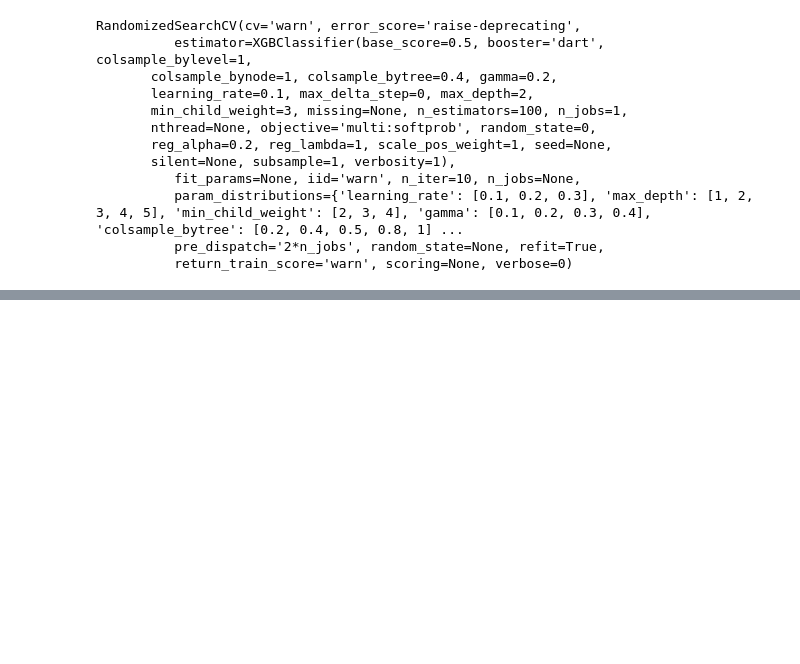
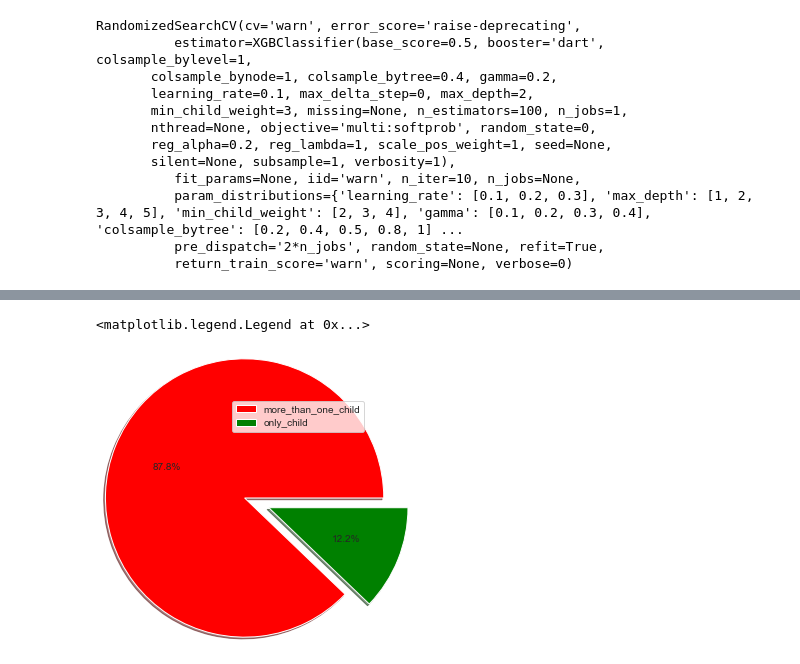
Before and after one commit to sudhanshuranjansr/Human_Happiness_index, a Jupyter notebook: master_project_1.0.ipynb, the cells around one changed output, grey strips where cells are left out. Cells and saved outputs as stored; diff of their text form; code cells hidden in the pictures; blank space fills up the shorter version.

```diff
--- a/master_project_1.0.ipynb
+++ b/master_project_1.0.ipynb
@@ -636,0 +835,8 @@ accuracy_score(numriser(DataFrame(y_pre1)[0].values),(numriser(DataFrame(y_test)
+# %%
+g1=(sum((pd.get_dummies(df_r2["only_child"]))[0.0]),sum((pd.get_dummies(df_r2["only_child"]))[1.0]))
+labels=["more_than_one_child","only_child"]
+pie=plt.pie(g1,radius=1.6,shadow=True,explode=[.2,.1],colors="rgba",autopct='%1.1f%%')
+plt.legend(pie[0], labels, loc="best")
+# %% [output]
+<matplotlib.legend.Legend at 0x...>
+[figure, added]
```
Also changed, not shown: parts of 47 cells of this notebook.
